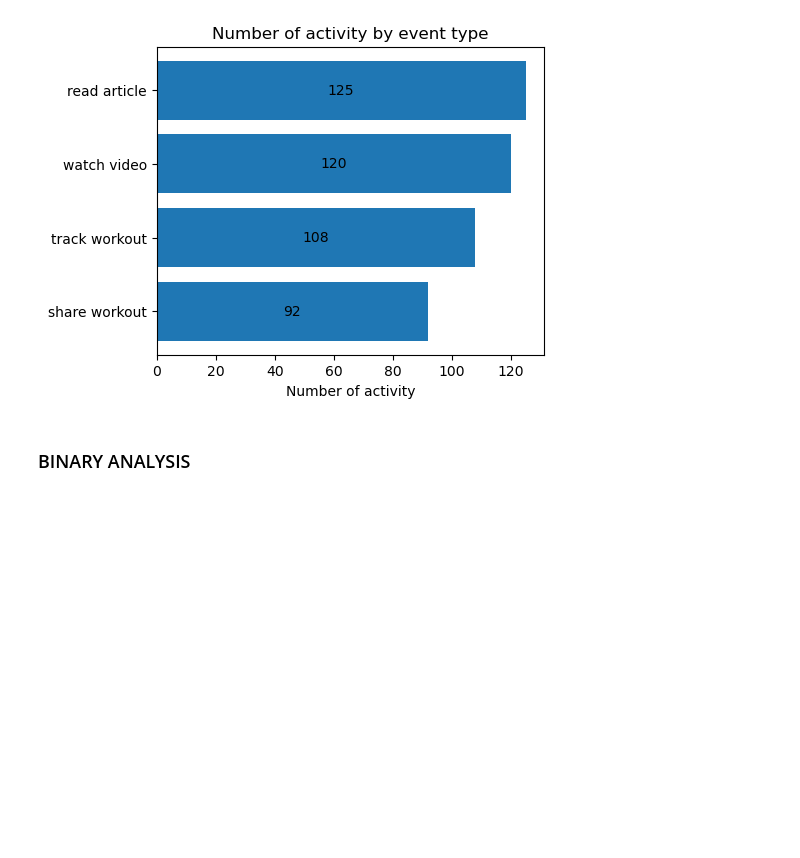
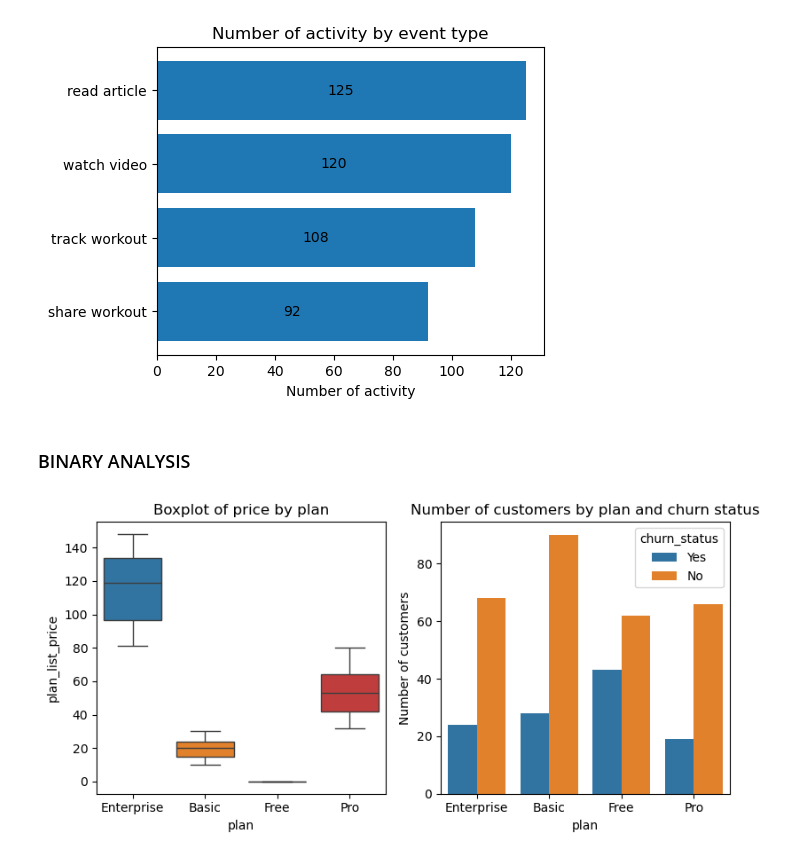
Before and after one commit to AJR-21/Data_Analytics_Portafolio, a Jupyter notebook: churn_analysis/notebook/exploratory_analysis.ipynb, the cells around one changed output. Drawn from its saved outputs; the diff is of its cells as text; code cells hidden in the pictures; blank space fills up the shorter version.

```diff
--- a/churn_analysis/notebook/exploratory_analysis.ipynb
+++ b/churn_analysis/notebook/exploratory_analysis.ipynb
@@ -189,3 +189,21 @@ plt.show()
 [figure]
 # %% [markdown]
 ### BINARY ANALYSIS
+# %%
+#Account info table
+#Set layout
+fig3, ax3 = plt.subplots(1, 2, figsize = (8, 4))
+
+#Plan list price by plan
+sns.boxplot(data = account_info, x = 'plan', y = 'plan_list_price', ax = ax3[0], hue = 'plan')
+ax3[0].set_title('Boxplot of price by plan')
+
+#Number of customer by plan and churn status
+sns.countplot(data = account_info, x = 'plan', hue = 'churn_status', ax  =ax3[1])
+ax3[1].set_title('Number of customers by plan and churn status')
+ax3[1].set_ylabel('Number of customers')
+#Show
+plt.tight_layout()
+plt.show()
+# %% [output]
+[figure, added]
```
Also changed, not shown: parts of 3 cells of this notebook.
